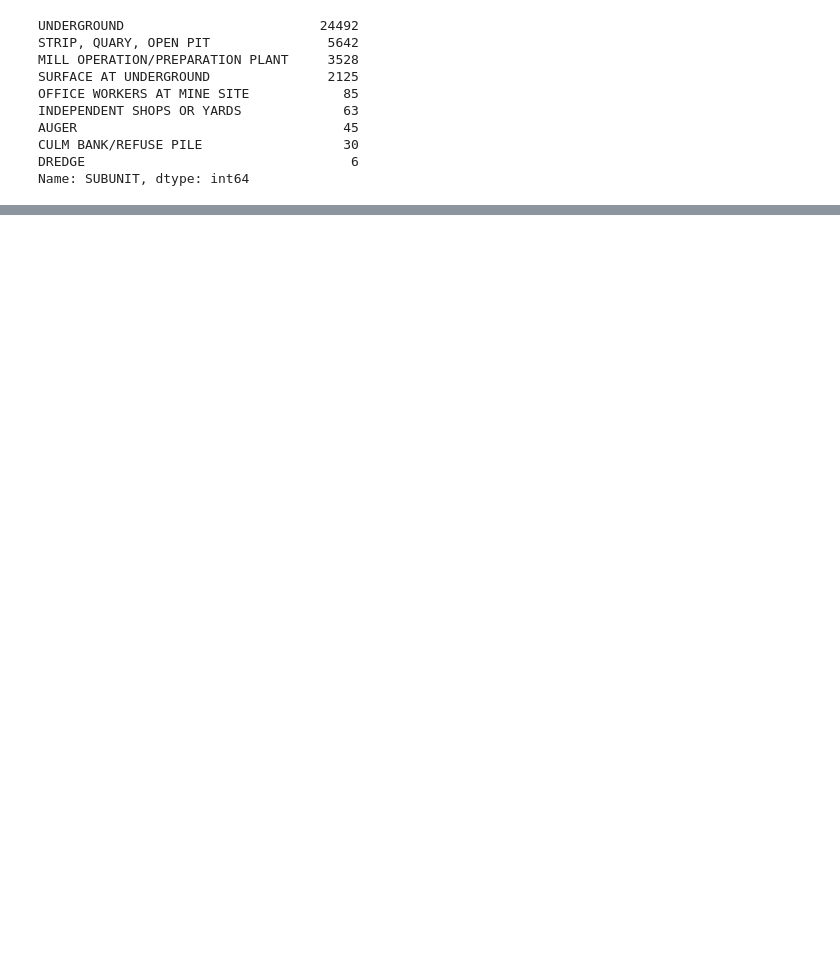
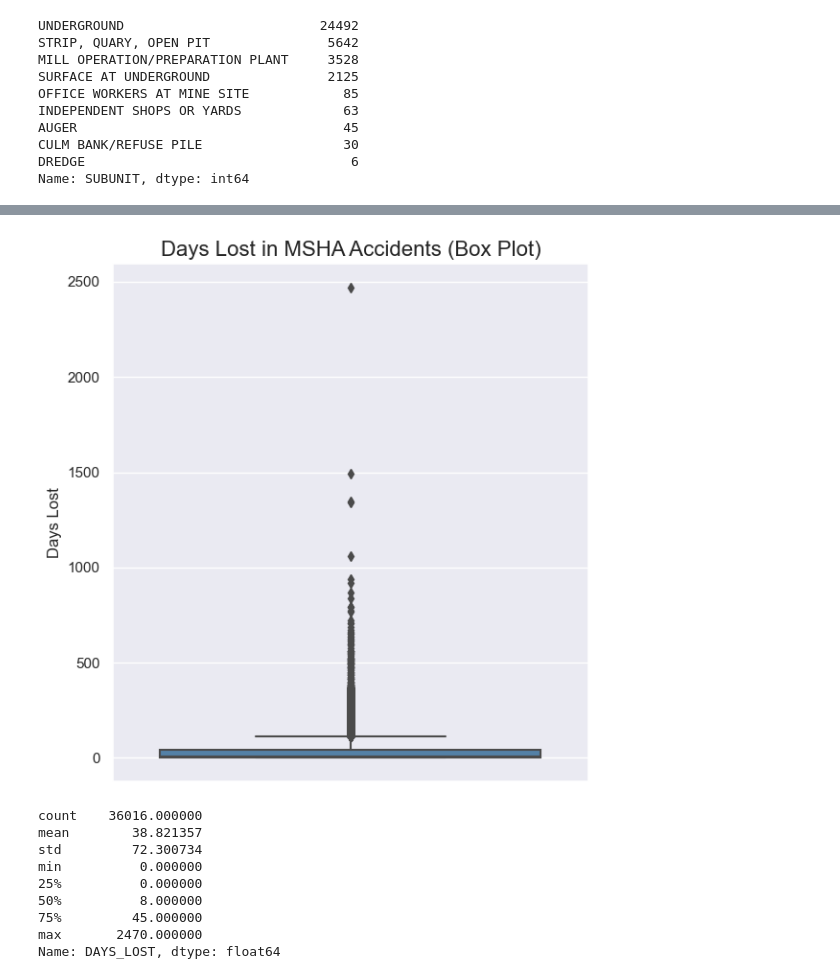
Before and after one commit to SrijanWMXJ/Trilytic, a Jupyter notebook: EDA.ipynb, the cells around one changed output, grey strips where cells are left out. Cells and saved outputs as stored; diff of their text form; code cells hidden in the pictures; blank space fills up the shorter version.

```diff
--- a/EDA.ipynb
+++ b/EDA.ipynb
@@ -495,0 +498,30 @@ plt.show()
+# %%
+# Getting an idea about the numerical coloumn Days lost in the accident
+# Set the Seaborn theme
+sns.set_theme(style='darkgrid')
+
+# Create a box plot of the days lost
+plt.figure(figsize=(6, 6))  # Adjust the figure size as per your preference
+sns.boxplot(data=df, y="DAYS_LOST", color='steelblue')
+
+plt.ylabel('Days Lost', fontsize=12)
+plt.title('Days Lost in MSHA Accidents (Box Plot)', fontsize=16)
+
+plt.tight_layout()
+plt.show()
+
+# Create a summary of the "days lost" column
+days_lost_summary = df["DAYS_LOST"].describe()
+
+print(days_lost_summary)
+# %% [output]
+[figure, added]
+count    36016.000000
+mean        38.821357
+std         72.300734
+min          0.000000
+25%          0.000000
+50%          8.000000
+75%         45.000000
+max       2470.000000
+Name: DAYS_LOST, dtype: float64
```
Also changed, not shown: parts of 28 cells of this notebook.
